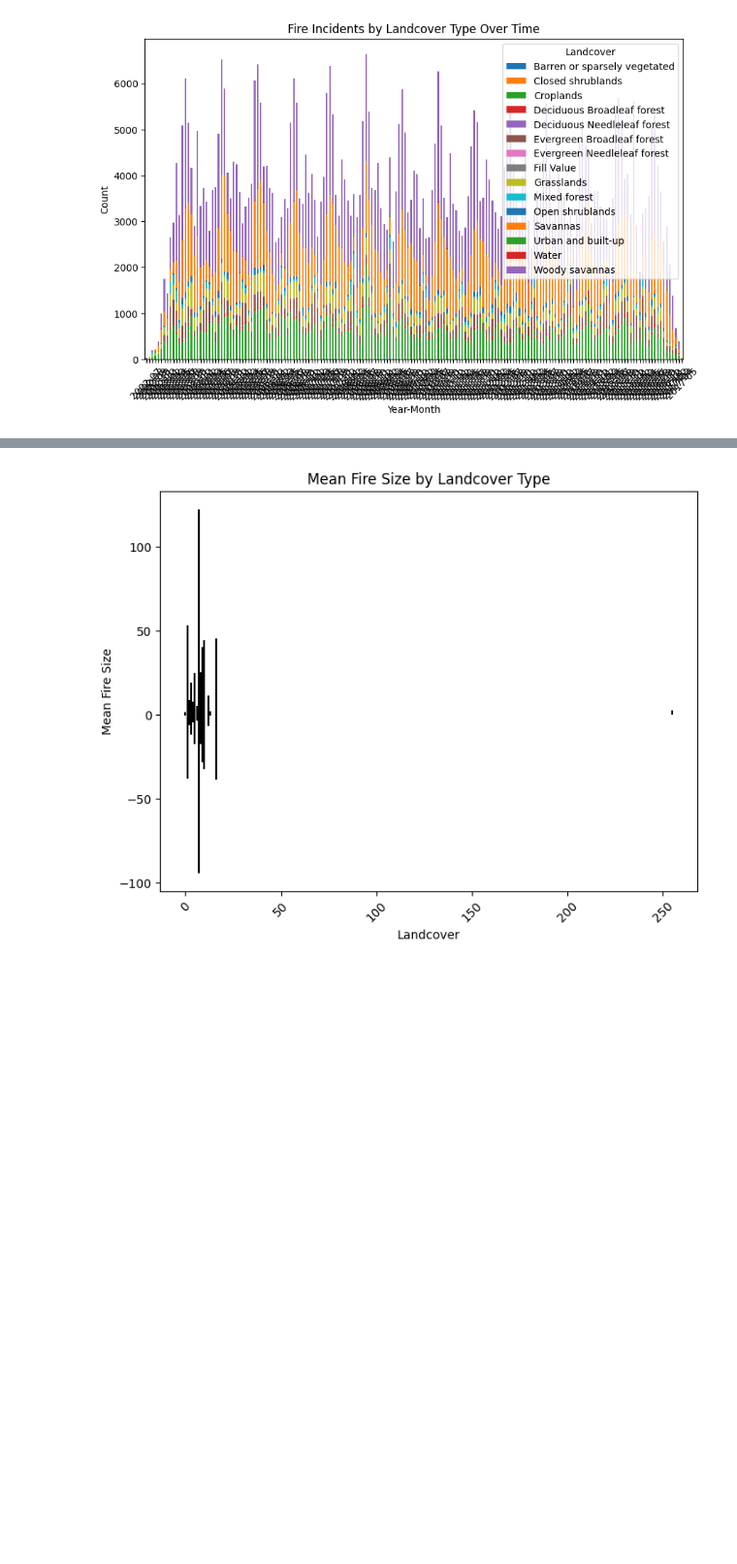
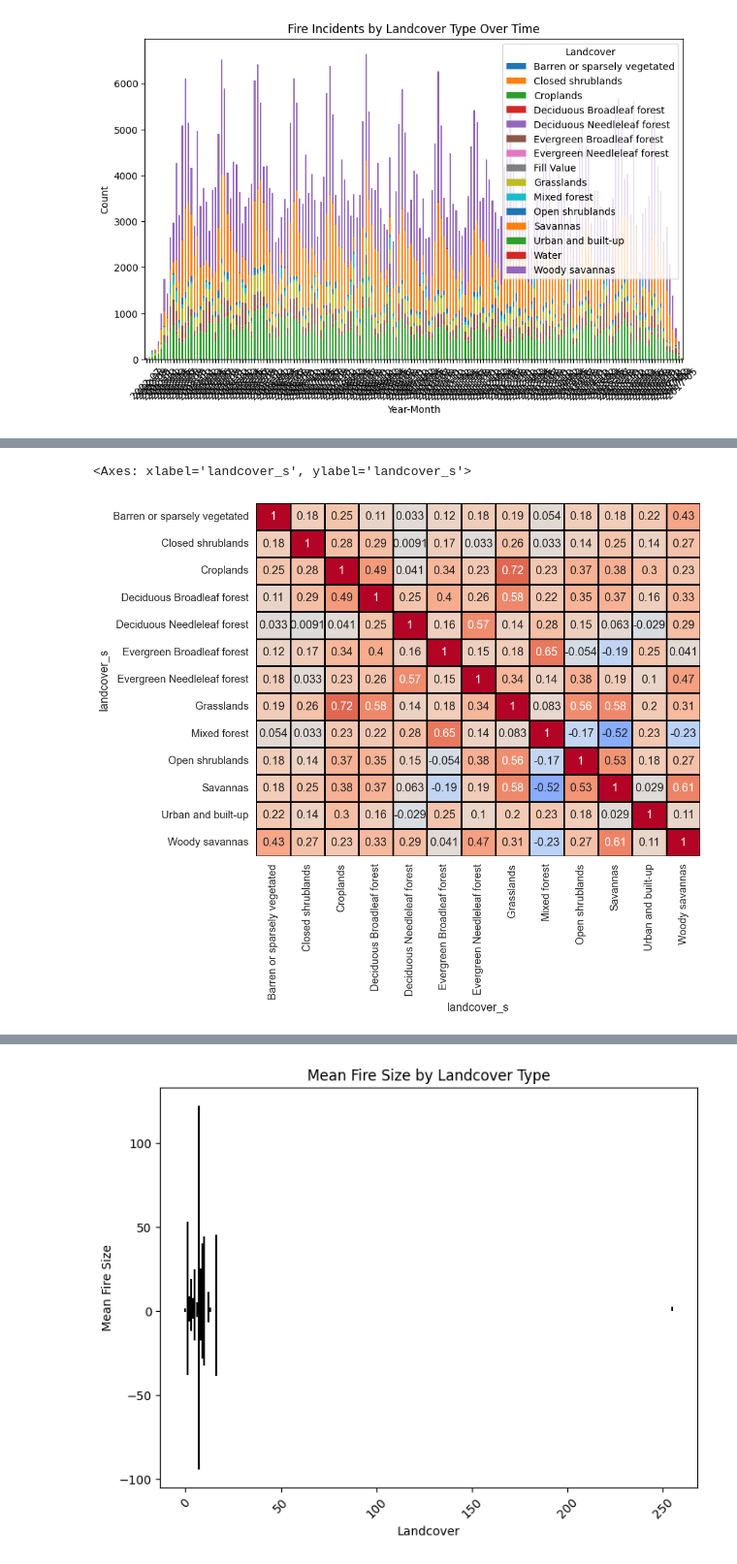
Before and after one commit to ris3abh/DL-firefighters, a Jupyter notebook: code/3 Atlas EDA detailed.ipynb, the cells around one changed output, grey strips where cells are left out. Shown at 97% size. Cells and saved outputs as stored; diff of their text form; code cells hidden in the pictures; blank space fills up the shorter version.

```diff
--- a/code/3 Atlas EDA detailed.ipynb
+++ b/code/3 Atlas EDA detailed.ipynb
@@ -163,0 +196,29 @@ plt.show()
+# %%
+df['year_month'] = df['start_date'].dt.to_period('M')
+years = df['start_date'].dt.year.unique()
+
+landcover_dict = {}
+for i, year in enumerate(years):
+    filtered_df = df[df['start_date'].dt.year == year]
+    landcover_counts_by_month = filtered_df.groupby(['year_month', 'landcover_s']).size().unstack()
+    landcover_dict[year] = landcover_counts_by_month
+# %%
+# merging all the dictionary values into one dataframe
+df_merged = pd.concat(landcover_dict.values(), keys=landcover_dict.keys())
+
+df_merged.fillna(0, inplace=True)
+df_merged.reset_index(inplace=True)
+# %%
+columns_of_interest = ['Barren or sparsely vegetated', 'Closed shrublands', 'Croplands', 'Deciduous Broadleaf forest',
+                       'Deciduous Needleleaf forest', 'Evergreen Broadleaf forest', 'Evergreen Needleleaf forest',
+                       'Grasslands', 'Mixed forest', 'Open shrublands', 'Savannas', 'Urban and built-up', 'Woody savannas']
+
+# Calculate the correlation matrix
+correlation_matrix = df_merged[columns_of_interest].corr()
+
+sns.set(font_scale=1.2)
+plt.figure(figsize=(10, 8))
+sns.heatmap(correlation_matrix, annot=True, cmap='coolwarm', vmin=-1, vmax=1, center=0, linewidths=1, linecolor='black', cbar=False)
+# %% [output]
+<Axes: xlabel='landcover_s', ylabel='landcover_s'>
+[figure, added]
```
Also changed, not shown: parts of 4 cells of this notebook, 1 other file.
